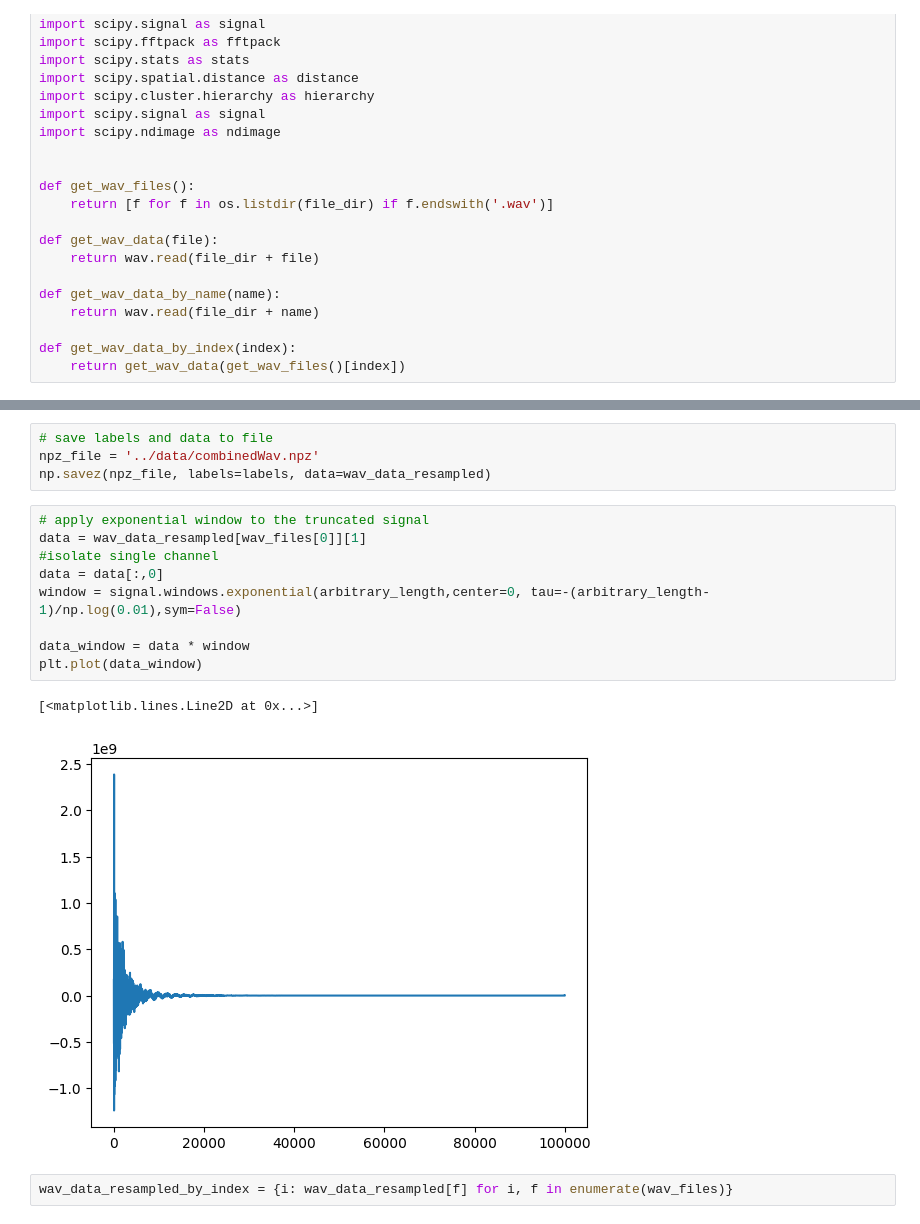
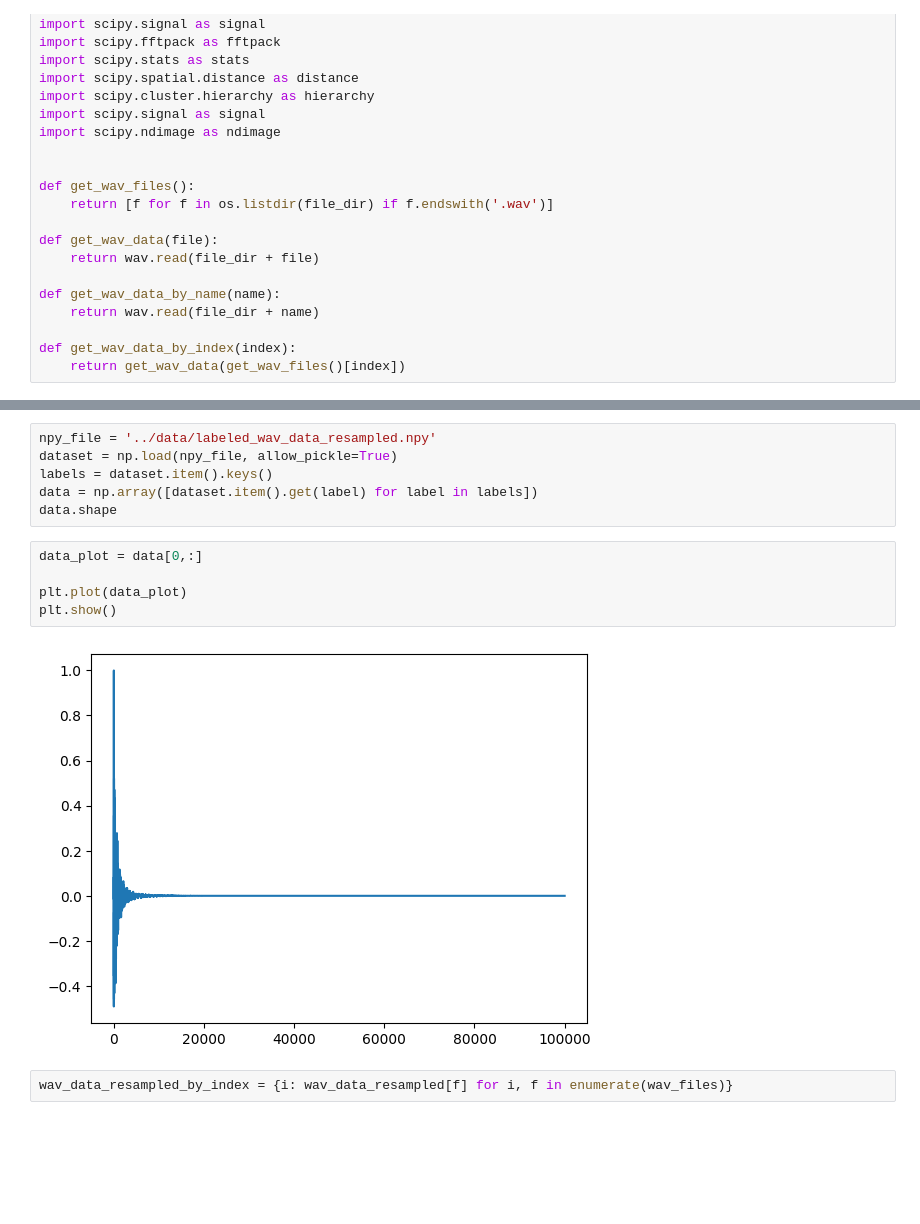
Before and after one commit to evan-person/text2IR, a Jupyter notebook: data_review_clean.ipynb, the cells around one changed output, grey strips where cells are left out. Saved outputs shown, nothing was run; the diff lists cells and outputs as text; blank space fills up the shorter version.

```diff
--- a/data_review_clean.ipynb
+++ b/data_review_clean.ipynb
@@ -108,18 +126,15 @@ labels = [l.replace(',', ' ') for l in labels]
-# %%
-# save labels and data to file
-npz_file = '../data/combinedWav.npz'
-np.savez(npz_file, labels=labels, data=wav_data_resampled)
-# %%
-# apply exponential window to the truncated signal
-data = wav_data_resampled[wav_files[0]][1]
-#isolate single channel
-data = data[:,0]
-window = signal.windows.exponential(arbitrary_length,center=0, tau=-(arbitrary_length-1)/np.log(0.01),sym=False)
-
-data_window = data * window
-plt.plot(data_window)
-# %% [output]
-[<matplotlib.lines.Line2D at 0x...>]
-[figure, removed]
+# %%
+npy_file = '../data/labeled_wav_data_resampled.npy'
+dataset = np.load(npy_file, allow_pickle=True)
+labels = dataset.item().keys()
+data = np.array([dataset.item().get(label) for label in labels])
+data.shape
+# %%
+data_plot = data[0,:]
+
+plt.plot(data_plot)
+plt.show()
+# %% [output]
+[figure, added]
 # %%
 wav_data_resampled_by_index = {i: wav_data_resampled[f] for i, f in enumerate(wav_files)}
```
Also changed, not shown: parts of 2 cells of this notebook, 1 other file.
